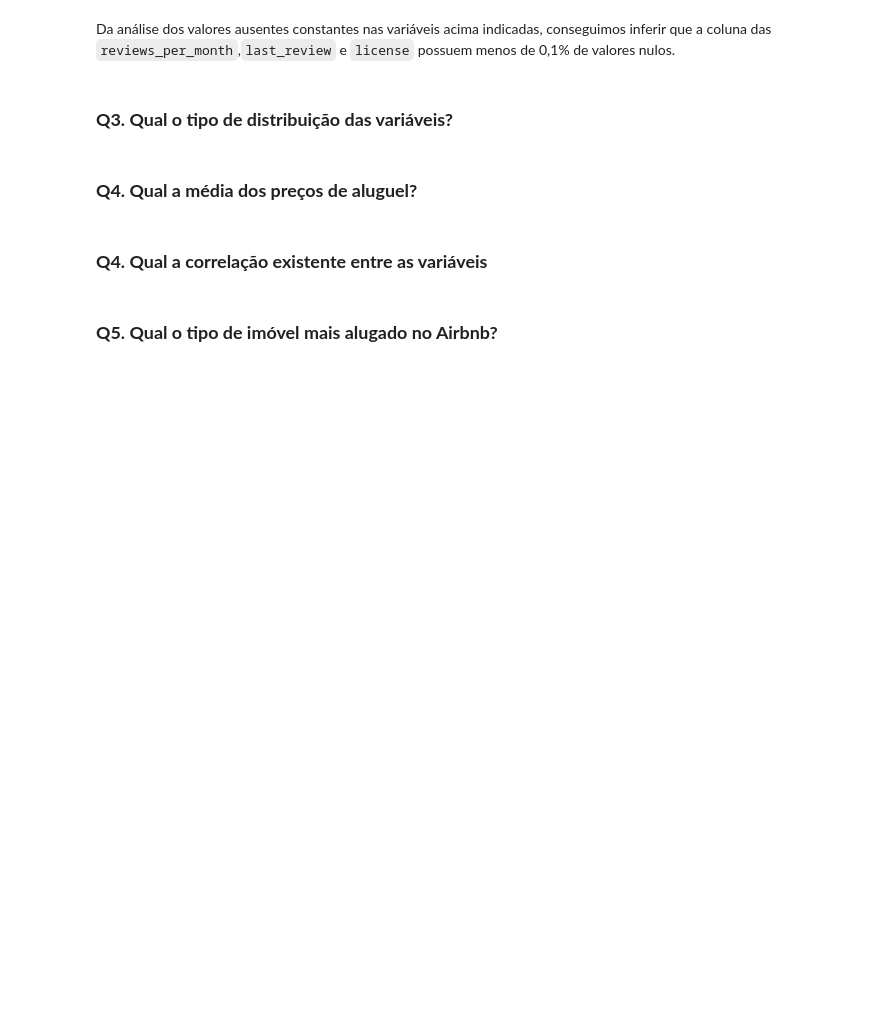
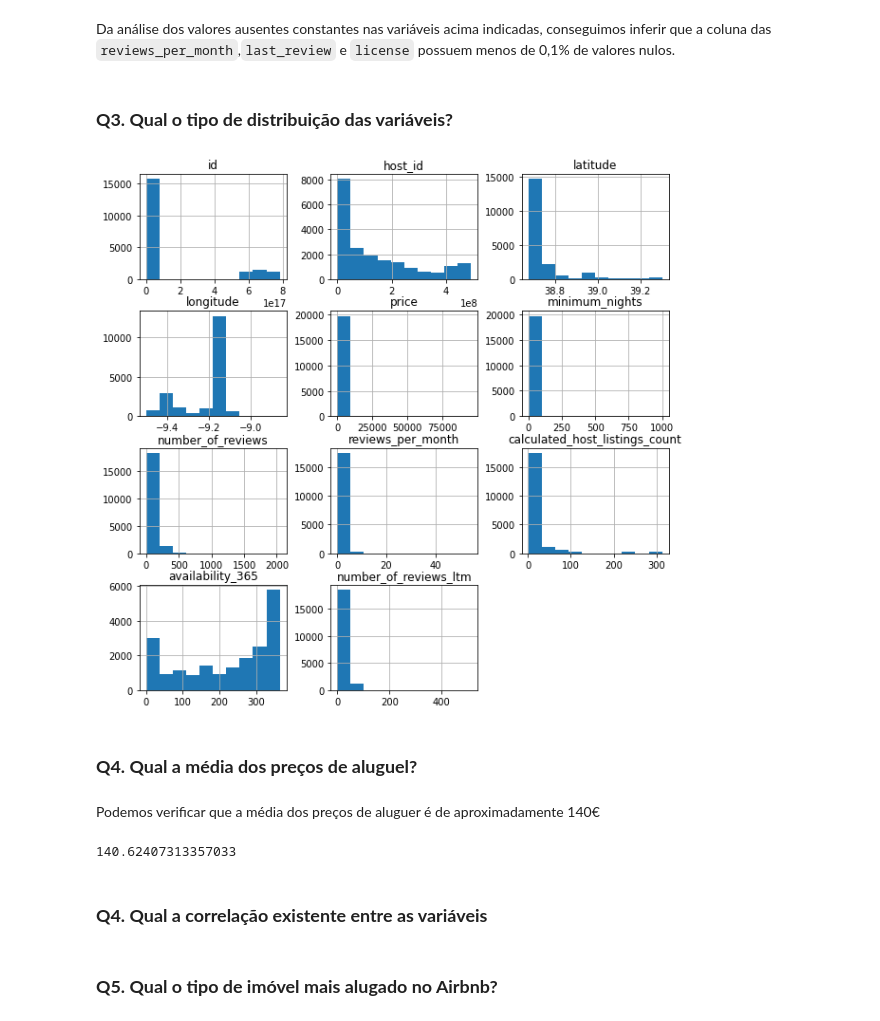
Before and after one commit to Pdias81/DTScience, a Jupyter notebook: [Template]_Analisando_os_Dados_do_Airbnb.ipynb, the cells around one changed output. Cells and saved outputs as stored; diff of their text form; code cells hidden in the pictures; blank space fills up the shorter version.

```diff
--- a/[Template]_Analisando_os_Dados_do_Airbnb.ipynb
+++ b/[Template]_Analisando_os_Dados_do_Airbnb.ipynb
@@ -130,10 +130,18 @@ Da análise dos valores ausentes constantes nas variáveis acima indicadas, cons
 ### **Q3. Qual o tipo de distribuição das variáveis?**
 # %%
 # plotar o histograma das variáveis numéricas
+df.hist(bins=10, figsize=(10,10));
+# %% [output]
+[figure, added]
 # %% [markdown]
 ### **Q4. Qual a média dos preços de aluguel?**
+# %% [markdown]
+Podemos verificar que a média dos preços de aluguer é de aproximadamente 140€
 # %%
 # ver a média da coluna `price``
+df.price.mean()
+# %% [output]
+140.62407313357033
 # %% [markdown]
 ### **Q4. Qual a correlação existente entre as variáveis**
 # %%
```
